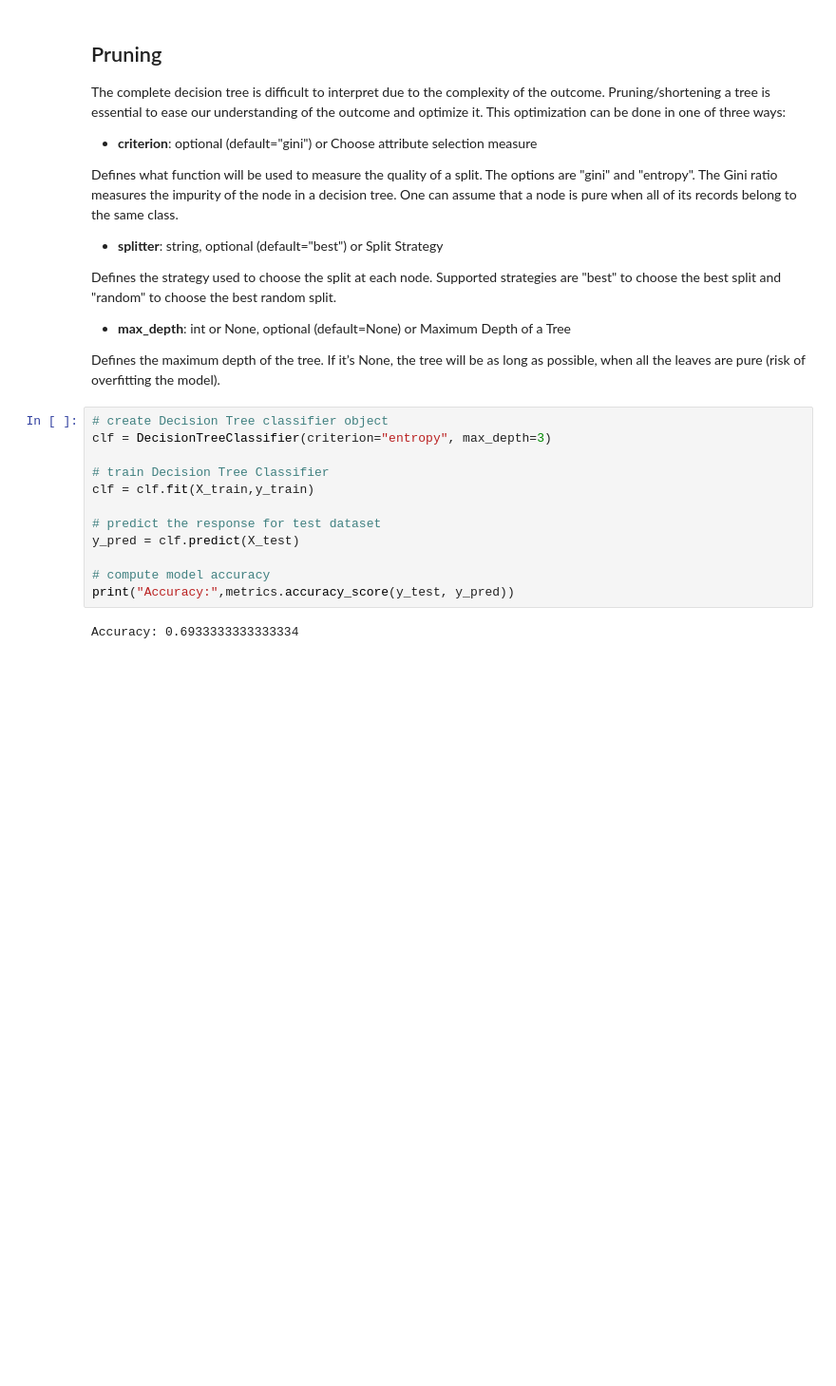
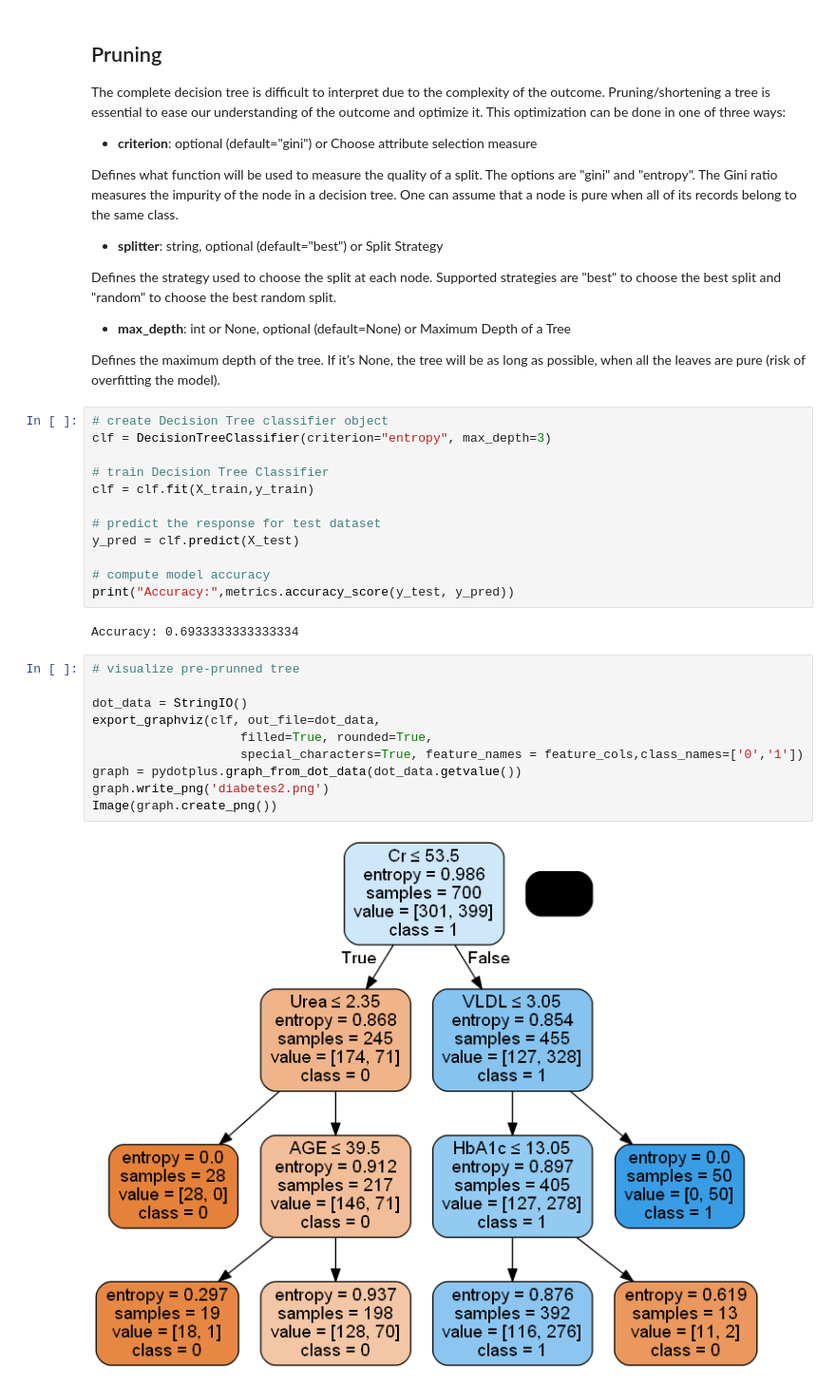
Before and after one commit to belandeta/LABORATORIO1_U2, a Jupyter notebook: [NRC_6292]_BayronLandeta_Lab1Unidad2.ipynb, the cells around one changed output. Shown at 95% size. Drawn from its saved outputs; the diff is of its cells as text; blank space fills up the shorter version.

Commit message:
Visualizar el árbol prepodado

```diff
--- a/[NRC_6292]_BayronLandeta_Lab1Unidad2.ipynb
+++ b/[NRC_6292]_BayronLandeta_Lab1Unidad2.ipynb
@@ -100,3 +100,15 @@ y_pred = clf.predict(X_test)
 print("Accuracy:",metrics.accuracy_score(y_test, y_pred))
 # %% [output]
 Accuracy: 0.6933333333333334
+# %%
+# visualize pre-prunned tree
+
+dot_data = StringIO()
+export_graphviz(clf, out_file=dot_data,
+                    filled=True, rounded=True,
+                    special_characters=True, feature_names = feature_cols,class_names=['0','1'])
+graph = pydotplus.graph_from_dot_data(dot_data.getvalue())
+graph.write_png('diabetes2.png')
+Image(graph.create_png())
+# %% [output]
+[figure, added]
```
